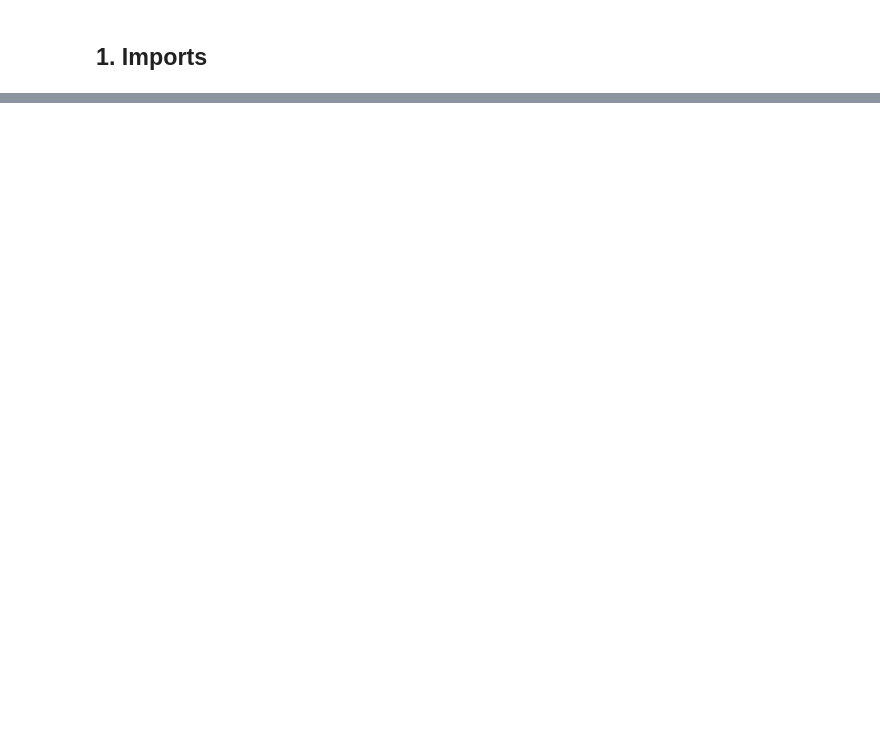
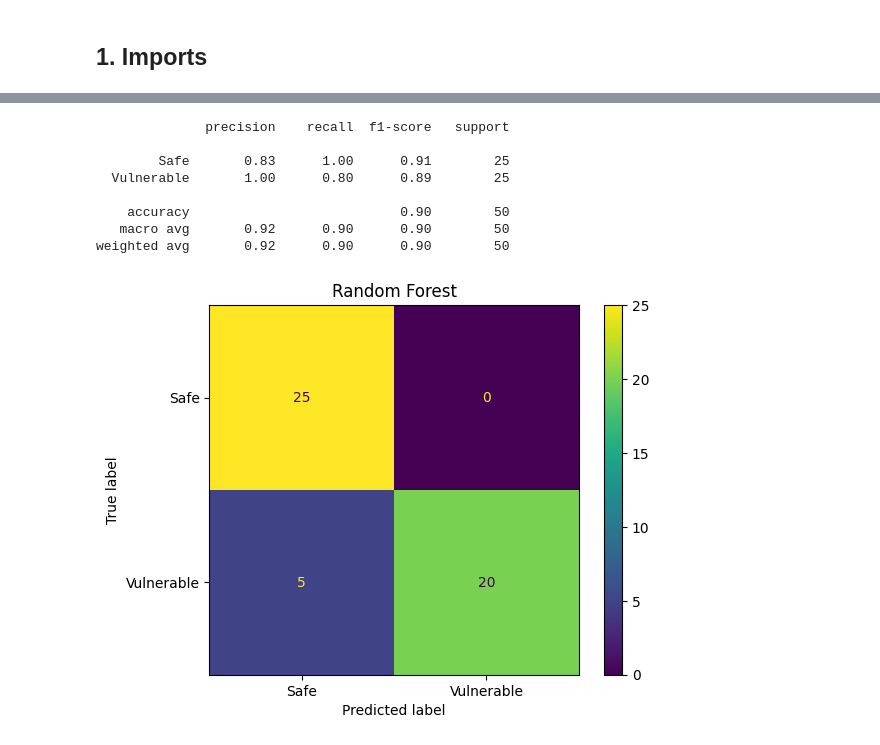
Before and after one commit to sak3y/XSS-Detector, a Jupyter notebook: xss_detector.ipynb, the cells around one changed output, grey strips where cells are left out. Saved outputs shown, nothing was run; the diff lists cells and outputs as text; code cells hidden in the pictures; blank space fills up the shorter version.

```diff
--- a/xss_detector.ipynb
+++ b/xss_detector.ipynb
@@ -883,0 +60,26 @@ print(f'  Missed by Semgrep only (LR catches): {sorted(sg_fn - lr_fn)}')
+# %%
+# the dotted ones get split by the regex - swap . for _ first so they stay as one token
+SECURITY_TOKENS = [
+    'innerHTML', 'outerHTML', 'document.write', 'document.writeln',
+    'insertAdjacentHTML', 'dangerouslySetInnerHTML',
+    'textContent', 'innerText', 'createTextNode',
+    'DOMPurify', 'sanitize', 'encodeURIComponent',
+    'location.search', 'location.hash', 'location.href',
+    'document.referrer',
+    'localStorage.getItem', 'sessionStorage.getItem',
+    'setAttribute', 'addEventListener', 'event.data',
+]
+
+def tokenise(code):
+    for tok in SECURITY_TOKENS:
+        code = code.replace(tok, tok.replace('.', '_'))
+    return ' '.join(re.findall(r'[a-zA-Z_][a-zA-Z0-9_]*', code))
+
+df['tokens'] = df['code'].apply(tokenise)
+
+# min_df=2 drops one-off tokens, max_df=0.95 drops tokens in almost every snippet
+vectoriser = TfidfVectorizer(min_df=2, max_df=0.95, max_features=500)
+X = vectoriser.fit_transform(df['tokens'])
+y = df['label'].values
+
+print(f'Feature matrix: {X.shape[0]} snippets x {X.shape[1]} tokens')
@@ -883,0 +134,22 @@ print(f'  Missed by Semgrep only (LR catches): {sorted(sg_fn - lr_fn)}')
+# %%
+rf = RandomForestClassifier(n_estimators=100, class_weight='balanced', random_state=42)
+rf.fit(X_train, y_train)
+y_pred_rf = rf.predict(X_test)
+
+print(classification_report(y_test, y_pred_rf, target_names=['Safe','Vulnerable']))
+
+ConfusionMatrixDisplay(confusion_matrix(y_test, y_pred_rf),
+                       display_labels=['Safe','Vulnerable']).plot()
+plt.title('Random Forest')
+plt.savefig('./data/cm_rf.png')
+plt.show()
+# %% [output]
+              precision    recall  f1-score   support
+
+        Safe       0.83      1.00      0.91        25
+  Vulnerable       1.00      0.80      0.89        25
+
+    accuracy                           0.90        50
+   macro avg       0.92      0.90      0.90        50
+weighted avg       0.92      0.90      0.90        50
+[figure, added]
```
Also changed, not shown: parts of 70 cells of this notebook, 6 other files.
